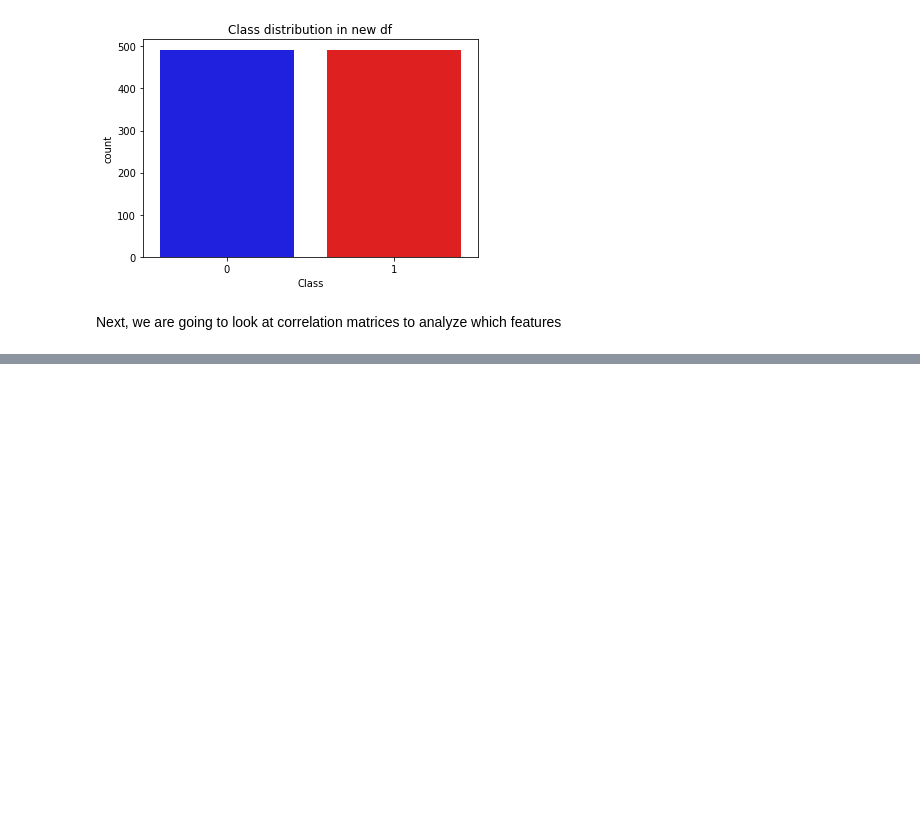
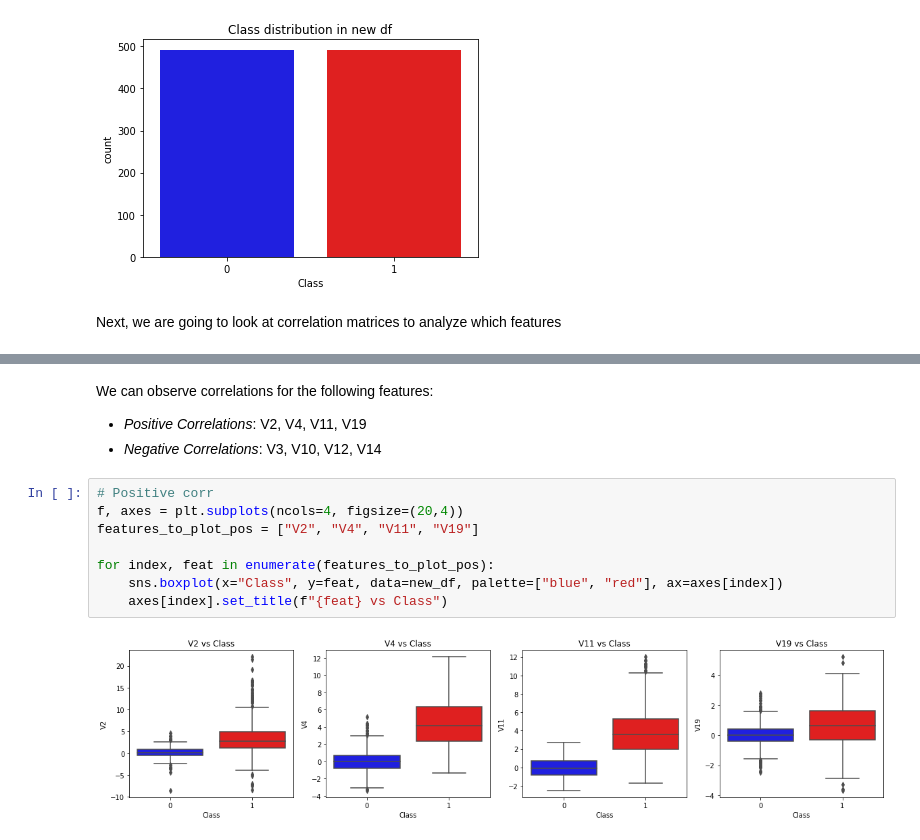
Before and after one commit to raulmarinau/DSIP, a Jupyter notebook: fraud.ipynb, the cells around one changed output, grey strips where cells are left out. Cells and saved outputs as stored; diff of their text form; blank space fills up the shorter version.

Commit message:
Exploration of correlated features in under-sampled data

```diff
--- a/fraud.ipynb
+++ b/fraud.ipynb
@@ -162,0 +183,14 @@ sns.heatmap(corr)
+# %% [markdown]
+We can observe correlations for the following features:
+ - *Positive Correlations*: V2, V4, V11, V19
+ - *Negative Correlations*: V3, V10, V12, V14
+# %%
+# Positive corr
+f, axes = plt.subplots(ncols=4, figsize=(20,4))
+features_to_plot_pos = ["V2", "V4", "V11", "V19"]
+
+for index, feat in enumerate(features_to_plot_pos):
+    sns.boxplot(x="Class", y=feat, data=new_df, palette=["blue", "red"], ax=axes[index])
+    axes[index].set_title(f"{feat} vs Class")
+# %% [output]
+[figure, added]
```
Also changed, not shown: parts of 15 cells of this notebook.
